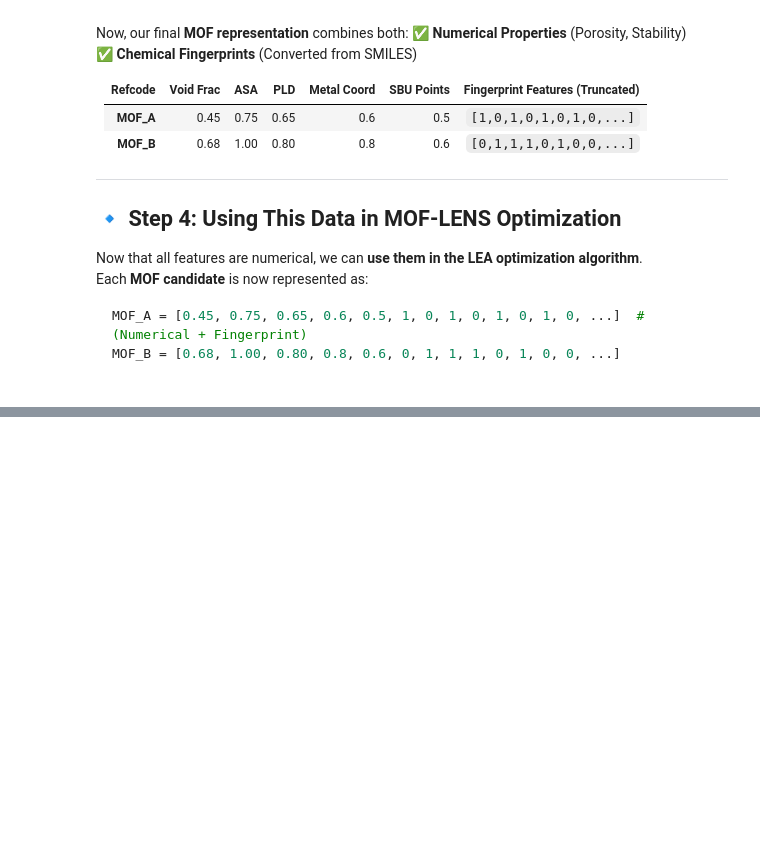
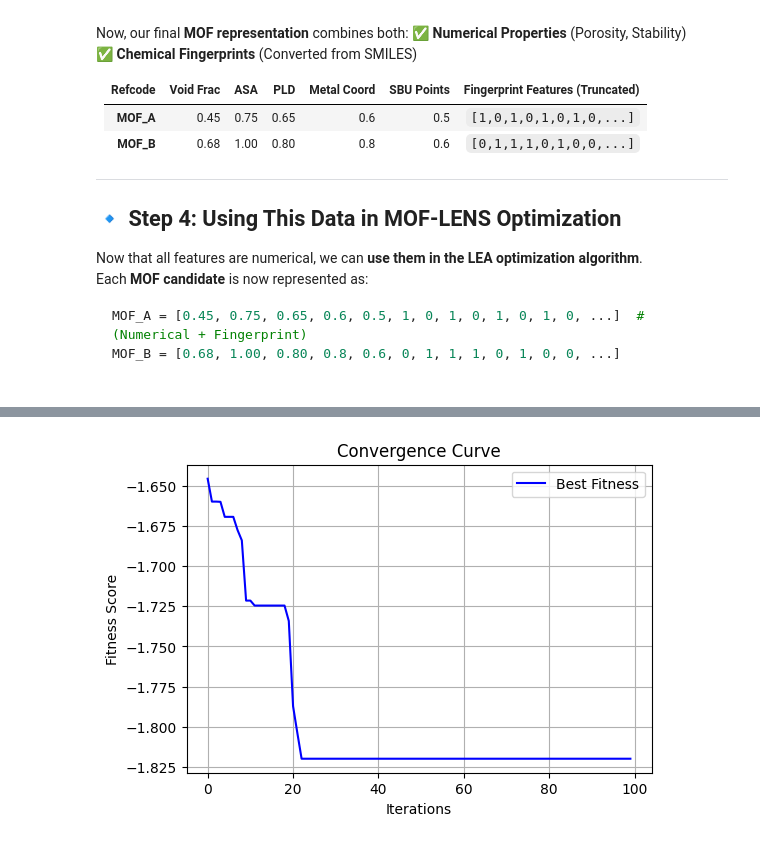
Before and after one commit to MehrdadJalali-AI/MOF_LENS, a Jupyter notebook: MOF_LENS.ipynb, the cells around one changed output, grey strips where cells are left out. Saved outputs shown, nothing was run; the diff lists cells and outputs as text; code cells hidden in the pictures; blank space fills up the shorter version.

```diff
--- a/MOF_LENS.ipynb
+++ b/MOF_LENS.ipynb
@@ -641,0 +677,81 @@ Top MOF Candidates: ['QIYJEO', 'XOMSIC', 'BAGREJ', 'BAGREJ', 'BAGREJ', 'CASYED']
+# %%
+import numpy as np
+import pandas as pd
+import matplotlib.pyplot as plt
+import seaborn as sns
+
+# Function to display top MOFs
+def display_top_mofs(df_final, best_mof_candidates, num_top=5):
+    """
+    Display the top N MOFs with their key features.
+    """
+    top_mofs = df_final[df_final['Refcode'].isin(best_mof_candidates[:num_top])]
+    print("Top MOFs Identified:\n", top_mofs[['Refcode', 'void_fraction', 'asa (A^2)', 'pld (A)', 'max_metal_coordination_n', 'n_sbu_point_of_extension']])
+
+    return top_mofs
+
+# Function to plot fitness convergence
+def plot_convergence(fitness_history):
+    """
+    Plot the convergence of the fitness function over iterations.
+    """
+    plt.figure(figsize=(6, 4))
+    plt.plot(fitness_history, label='Best Fitness', color='b')
+    plt.xlabel('Iterations')
+    plt.ylabel('Fitness Score')
+    plt.title('Convergence Curve')
+    plt.legend()
+    plt.grid()
+    plt.show()
+
+# Function to compare MOF properties across top selections
+def plot_feature_distributions(top_mofs):
+    """
+    Compare distributions of key features for top MOFs.
+    """
+    numerical_features = ['void_fraction', 'asa (A^2)', 'pld (A)', 'max_metal_coordination_n', 'n_sbu_point_of_extension']
+
+    plt.figure(figsize=(12, 6))
+    for i, feature in enumerate(numerical_features):
+        plt.subplot(2, 3, i + 1)
+        sns.histplot(top_mofs[feature], kde=True, bins=10, color='purple')
+        plt.title(f'Distribution of {feature}')
+        plt.xlabel(feature)
+        plt.ylabel('Count')
+
+    plt.tight_layout()
+    plt.show()
+
+# Function to generate a pairplot for MOF properties
+def plot_pairplot(top_mofs):
+    """
+    Generate a seaborn pairplot for top MOF properties to visualize correlations.
+    """
+    numerical_features = ['void_fraction', 'asa (A^2)', 'pld (A)', 'max_metal_coordination_n', 'n_sbu_point_of_extension']
+    sns.pairplot(top_mofs[numerical_features], diag_kind='kde', corner=True)
+    plt.suptitle('Pairplot of Top MOFs Properties', y=1.02)
+    plt.show()
+
+# Function to compute fingerprint similarity heatmap
+def plot_fingerprint_similarity(top_mofs, fingerprint_features):
+    """
+    Generate a heatmap showing chemical similarity between the best MOFs.
+    """
+    from scipy.spatial.distance import pdist, squareform
+
+    # Extract fingerprint features
+    fingerprints = top_mofs[fingerprint_features].values
+    similarity_matrix = 1 - squareform(pdist(fingerprints, metric="jaccard"))  # Jaccard similarity
+
+    plt.figure(figsize=(8, 6))
+    sns.heatmap(similarity_matrix, annot=False, cmap="coolwarm", xticklabels=top_mofs["Refcode"], yticklabels=top_mofs["Refcode"])
+    plt.title("Chemical Fingerprint Similarity Heatmap")
+    plt.show()
+
+# Call the functions for evaluations
+top_mofs = display_top_mofs(df_final, best_mof_candidates, num_top=5)
+plot_convergence(lea.fitness_history)
+plot_feature_distributions(top_mofs)
+plot_pairplot(top_mofs)
+plot_fingerprint_similarity(top_mofs, fingerprint_features)
+# %% [output]
@@ -641,0 +766 @@ Top MOF Candidates: ['QIYJEO', 'XOMSIC', 'BAGREJ', 'BAGREJ', 'BAGREJ', 'CASYED']
+[figure, added]
```
Also changed, not shown: parts of 6 cells of this notebook.
